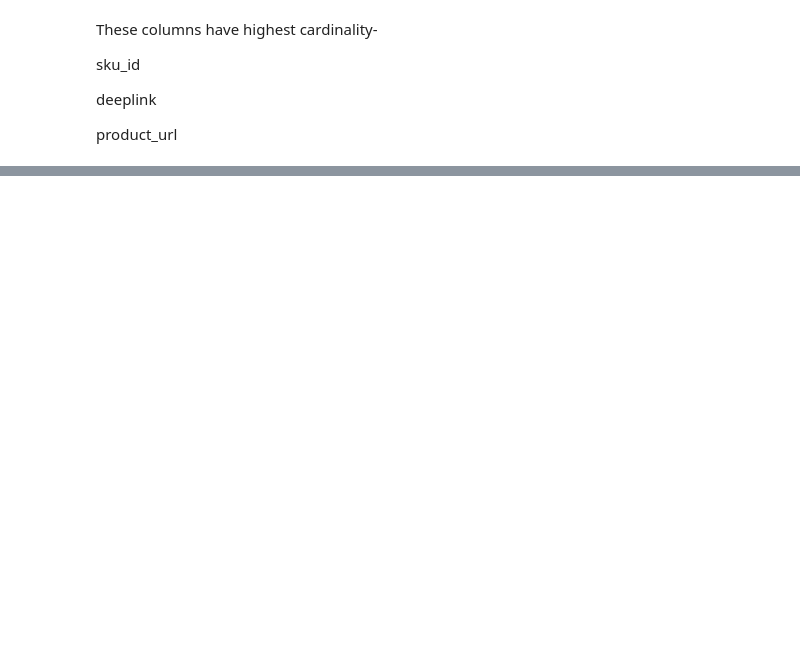
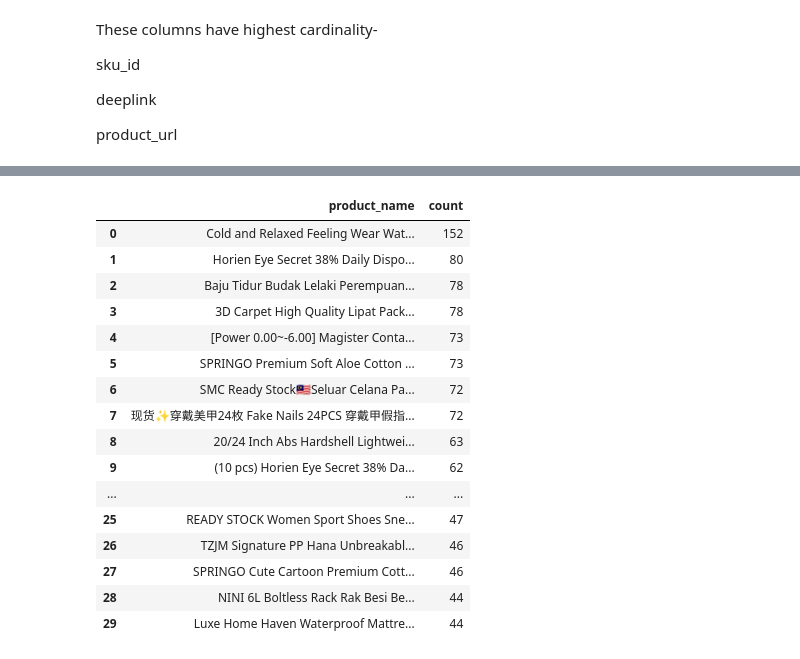
Before and after one commit to akshaypx/assignment, a Jupyter notebook: notebooks/EDA_dataset.ipynb, the cells around one changed output, grey strips where cells are left out. Saved outputs shown, nothing was run; the diff lists cells and outputs as text; code cells hidden in the pictures; blank space fills up the shorter version.

```diff
--- a/notebooks/EDA_dataset.ipynb
+++ b/notebooks/EDA_dataset.ipynb
@@ -163,0 +241,3 @@ product_url
+# %%
+image_cols = [col for col in df.columns if 'img' in col or 'image_url' in col]
+df[image_cols] = df[image_cols].fillna('')
@@ -163,0 +246,4 @@ product_url
+# %%
+df['deeplink'] = df['deeplink'].fillna('')
+df['product_url'] = df['product_url'].fillna('')
+df['seller_url'] = df['seller_url'].fillna('')
@@ -163,0 +252,8 @@ product_url
+# %%
+text_cols = [
+    'venture_category3_name_en', 'venture_category2_name_en', 'venture_category1_name_en',
+    'venture_category_name_local', 'brand_name', 'business_type', 'business_area',
+    'product_name', 'seller_name'
+]
+
+df[text_cols] = df[text_cols].fillna('Unknown')
@@ -163,0 +300,2 @@ product_url
+# %%
+df['description'] = df['description'].fillna(df['product_name'])
@@ -163,0 +330,20 @@ product_url
+# %%
+df['product_name'].value_counts().sort_values(ascending=False).reset_index().head(30)
+# %% [output]
+|  | product_name | count |
+| 0 | Cold and Relaxed Feeling Wear Wat... | 152 |
+| 1 | Horien Eye Secret 38% Daily Dispo... | 80 |
+| 2 | Baju Tidur Budak Lelaki Perempuan... | 78 |
+| 3 | 3D Carpet High Quality Lipat Pack... | 78 |
+| 4 | [Power 0.00~-6.00] Magister Conta... | 73 |
+| 5 | SPRINGO Premium Soft Aloe Cotton ... | 73 |
+| 6 | SMC Ready Stock🇲🇾Seluar Celana Pa... | 72 |
+| 7 | 现货✨穿戴美甲24枚 Fake Nails 24PCS 穿戴甲假指... | 72 |
+| 8 | 20/24 Inch Abs Hardshell Lightwei... | 63 |
+| 9 | (10 pcs) Horien Eye Secret 38% Da... | 62 |
+| ... | ... | ... |
+| 25 | READY STOCK Women Sport Shoes Sne... | 47 |
+| 26 | TZJM Signature PP Hana Unbreakabl... | 46 |
+| 27 | SPRINGO Cute Cartoon Premium Cott... | 46 |
+| 28 | NINI 6L Boltless Rack Rak Besi Be... | 44 |
+| 29 | Luxe Home Haven Waterproof Mattre... | 44 |
```
Also changed, not shown: parts of 44 cells of this notebook.
